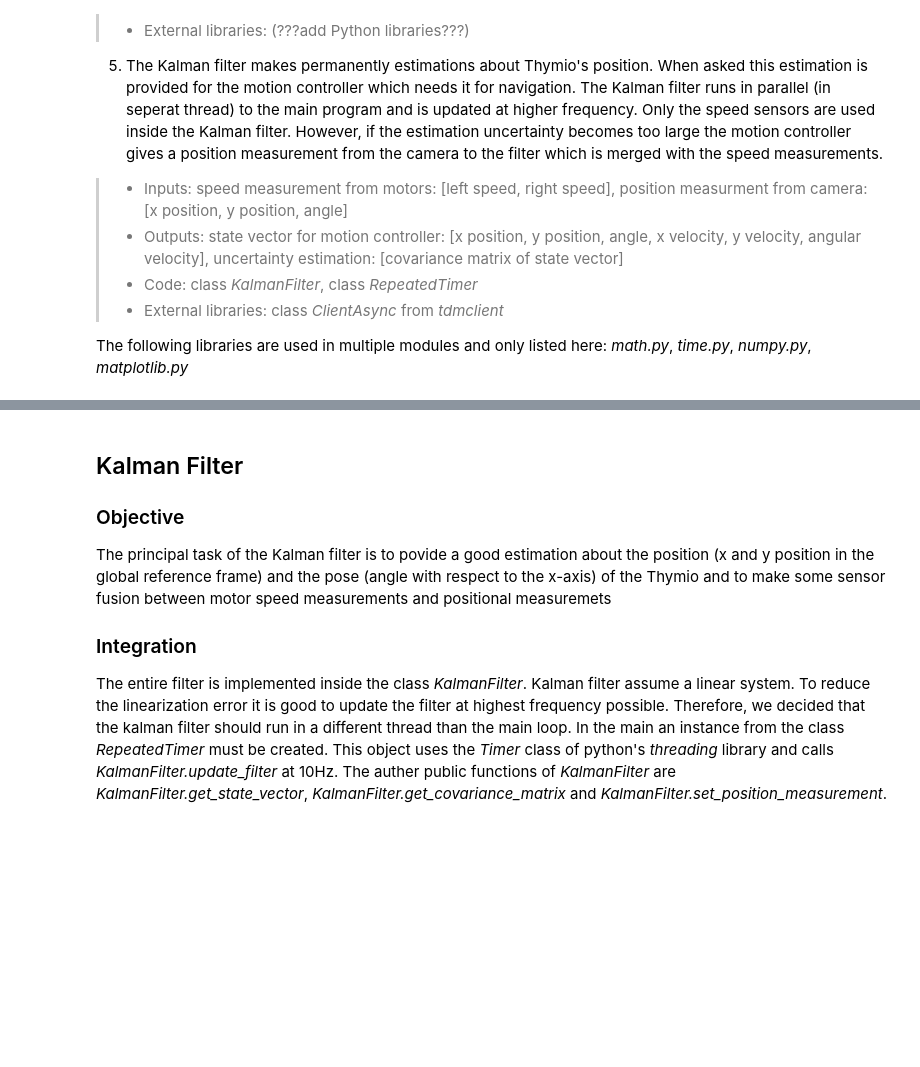
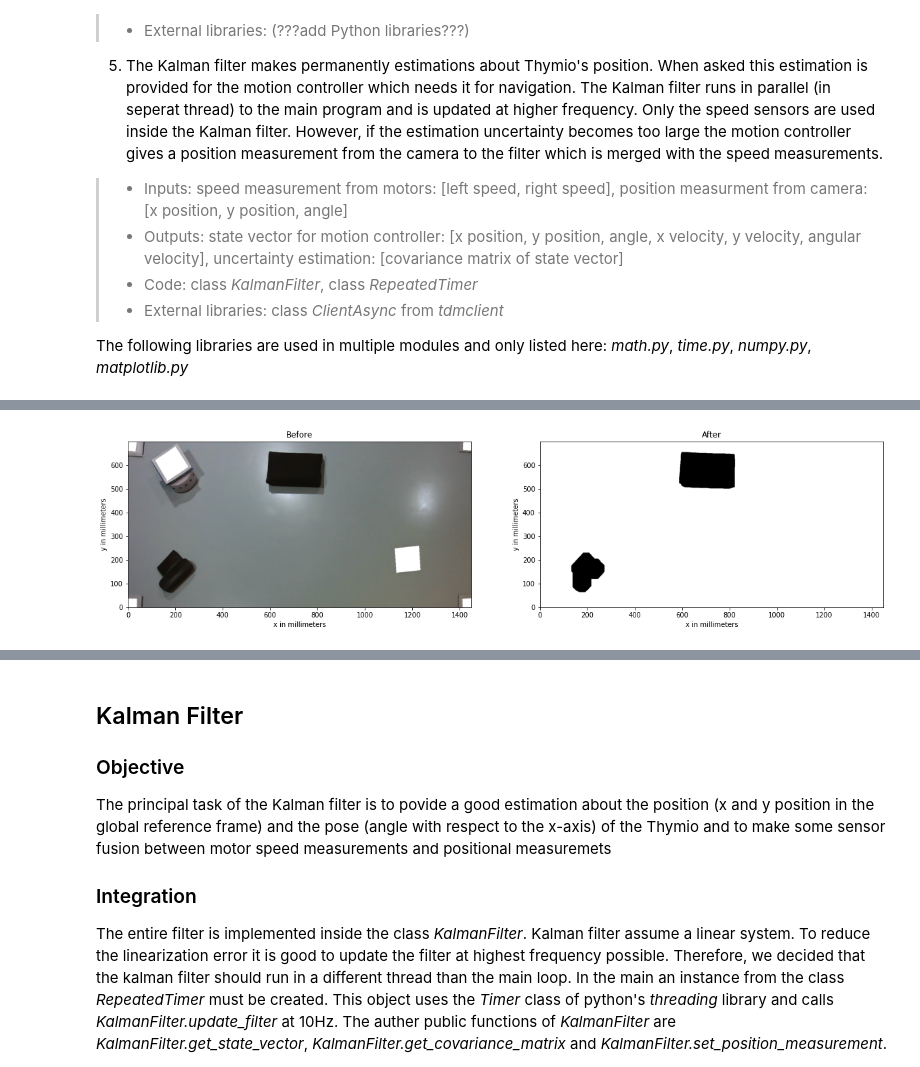
Before and after one commit to ekremyksl/mobile_robotics_project, a Jupyter notebook: Report.ipynb, the cells around one changed output, grey strips where cells are left out. Saved outputs shown, nothing was run; the diff lists cells and outputs as text; code cells hidden in the pictures; blank space fills up the shorter version.

```diff
--- a/Report.ipynb
+++ b/Report.ipynb
@@ -49,0 +131,6 @@ The following libraries are used in multiple modules and only listed here: _math
+# %%
+before = all_aruco_overdrawn_img.copy()
+segmented = v.obstacleSegmentation(img=all_aruco_overdrawn_img)
+plotBeforeAfter(before, segmented)
+# %% [output]
+[figure, added]
```
Also changed, not shown: parts of 23 cells of this notebook, 12 other files.
